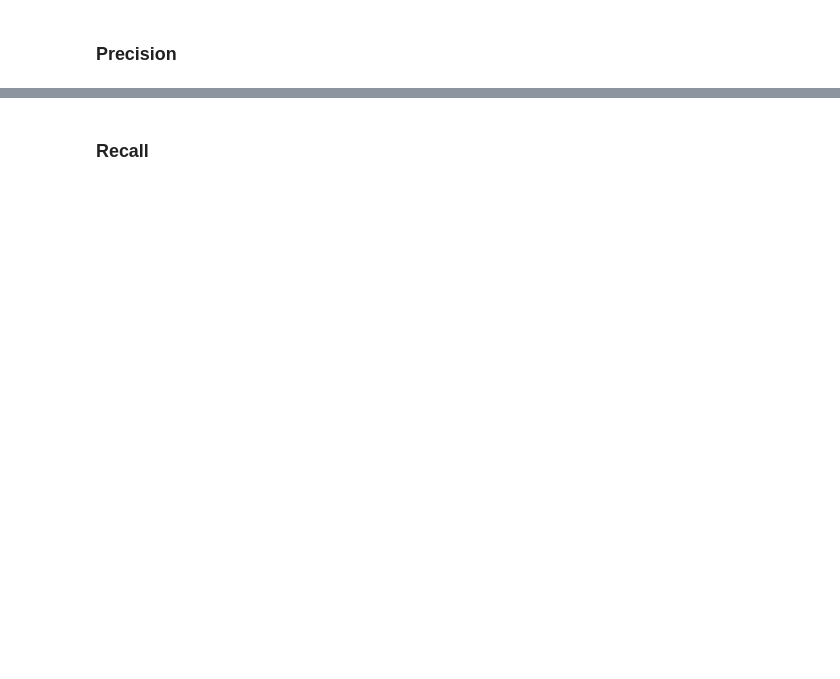
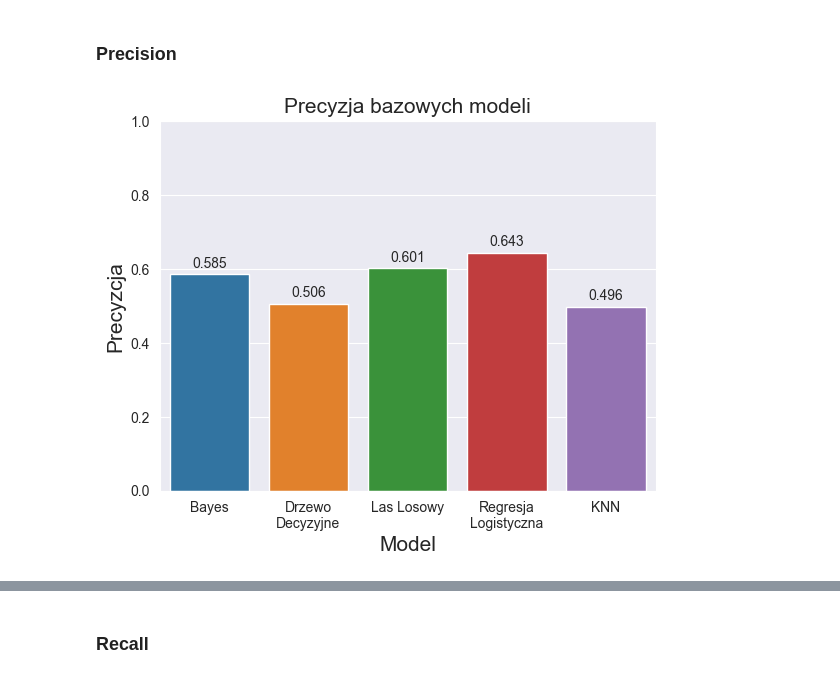
Before and after one commit to PWcislo26/football-ml-predictor, a Jupyter notebook: predictor.ipynb, the cells around one changed output, grey strips where cells are left out. Cells and saved outputs as stored; diff of their text form; code cells hidden in the pictures; blank space fills up the shorter version.

```diff
--- a/predictor.ipynb
+++ b/predictor.ipynb
@@ -172,2 +194,13 @@ wrap_labels(ax, 10)
 # %% [markdown]
 ### Precision
+# %%
+ax = sns.barplot(x=list(precision.keys()), y=list(precision.values()))
+for i in ax.containers:
+    ax.bar_label(i, padding=3)
+plt.ylim(0.0,1.0)
+plt.title("Precyzja bazowych modeli",fontsize=15)
+plt.xlabel("Model", fontsize=15)
+plt.ylabel("Precyzcja",fontsize=15)
+wrap_labels(ax, 10)
+# %% [output]
+[figure, added]
```
Also changed, not shown: parts of 34 cells of this notebook.
